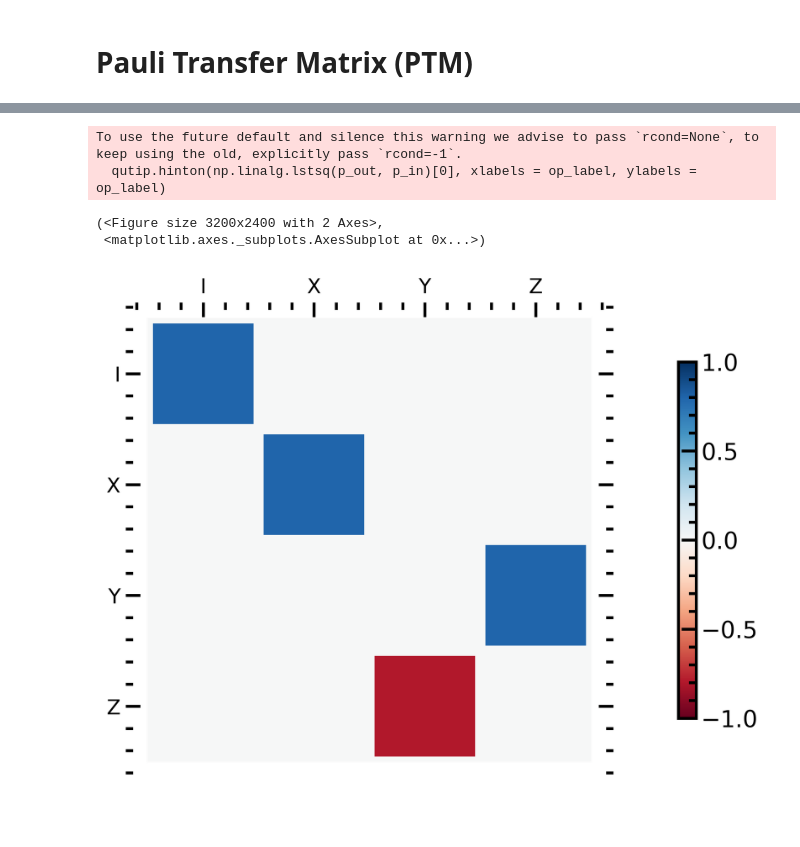
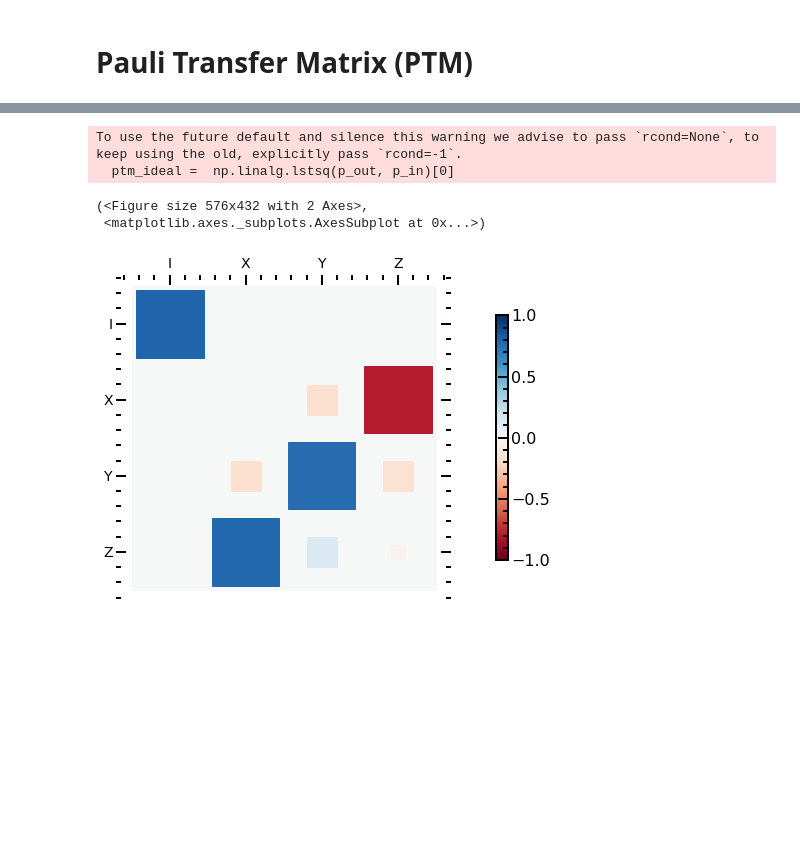
Before and after one commit to qnl/Fluxonium_berkeley, a Jupyter notebook: Notebooks/C. Metrology.ipynb, the cells around one changed output, grey strips where cells are left out. Cells and saved outputs as stored; diff of their text form; code cells hidden in the pictures; blank space fills up the shorter version.

```diff
--- a/Notebooks/C. Metrology.ipynb
+++ b/Notebooks/C. Metrology.ipynb
@@ -163,7 +165,7 @@ Defined process fidelity between cz and cz:  1.0
 # ZY = tensor(sigmaz(), sigmay())
 # ZZ = tensor(sigmaz(), sigmaz())
 
-prep_generator = [qeye(2),rx(np.pi), rx(np.pi/2.0), ry(np.pi/2.0) ]
+prep_generator = [qeye(2), ry(np.pi/2.0), rx(np.pi/2.0), sigmax()]
 prep_rotations = []
 for q1gate in prep_generator:
     for q2gate in prep_generator:
@@ -181,10 +183,10 @@ p_in = np.zeros((16,16))
 p_out = np.zeros((16,16))
 
 gnd_state = tensor(basis(2,0), basis(2,0))
-gate_op = tensor(qeye(2), rx(np.pi/2))
-gate_op = tensor(rx(np.pi/2), qeye(2))
+# gate_op = tensor(qeye(2), rx(np.pi/2))
+# gate_op = tensor(rx(np.pi/2), qeye(2))
 # gate_op = cnot()
-# gate_op = cphase(np.pi)
+gate_op = cphase(np.pi)
 for i, rot_i in enumerate(prep_rotations):
     for j, rot_j in enumerate(meas_rotations):
         p_in[i,j] = expect(rot_j, rot_i*gnd_state)
@@ -227,29 +209,30 @@ array([[ 1.00000000e+00, -9.31027522e-16, -6.68592621e-16,
 # %%
 I = qeye(2)
 sx = sigmax()
 sy = sigmay()
 sz = sigmaz()
 sx2 = rx(np.pi/2)
 sy2 = ry(np.pi/2)
 p_in = np.zeros((4,4))
 p_out = np.zeros((4,4))
 
-gate = rx(np.pi/2)
+gate = ry(np.pi/2)
 
 prep_rotations = [I, sx, sx2, sy2]
 meas_rotations = [I, sx, sy, sz]
 for i, prep in enumerate(prep_rotations):
     for j, meas in enumerate(meas_rotations):
         p_in[i,j] = expect(meas, prep*basis(2,0))
-        p_out[i,j] = expect(meas, gate*prep*basis(2,0))
+        p_out[i,j] = expect(meas, rx(-0.2)*rz(0.2)*gate*prep*basis(2,0))
 
+ptm_ideal =  np.linalg.lstsq(p_out, p_in)[0]
 op_label = ["I","X","Y","Z"]
-qutip.hinton(np.linalg.lstsq(p_out, p_in)[0], xlabels = op_label, ylabels = op_label)
+qutip.hinton(ptm_ideal, xlabels = op_label, ylabels = op_label)
 # %% [output]
 To use the future default and silence this warning we advise to pass `rcond=None`, to keep using the old, explicitly pass `rcond=-1`.
-  qutip.hinton(np.linalg.lstsq(p_out, p_in)[0], xlabels = op_label, ylabels = op_label)
+  ptm_ideal =  np.linalg.lstsq(p_out, p_in)[0]
-(<Figure size 3200x2400 with 2 Axes>,
+(<Figure size 576x432 with 2 Axes>,
  <matplotlib.axes._subplots.AxesSubplot at 0x...>)
-[figure, old version]
+[figure, new version]
 # %% [markdown]
 ##
```
Also changed, not shown: parts of 3 cells of this notebook, 11 other files.
